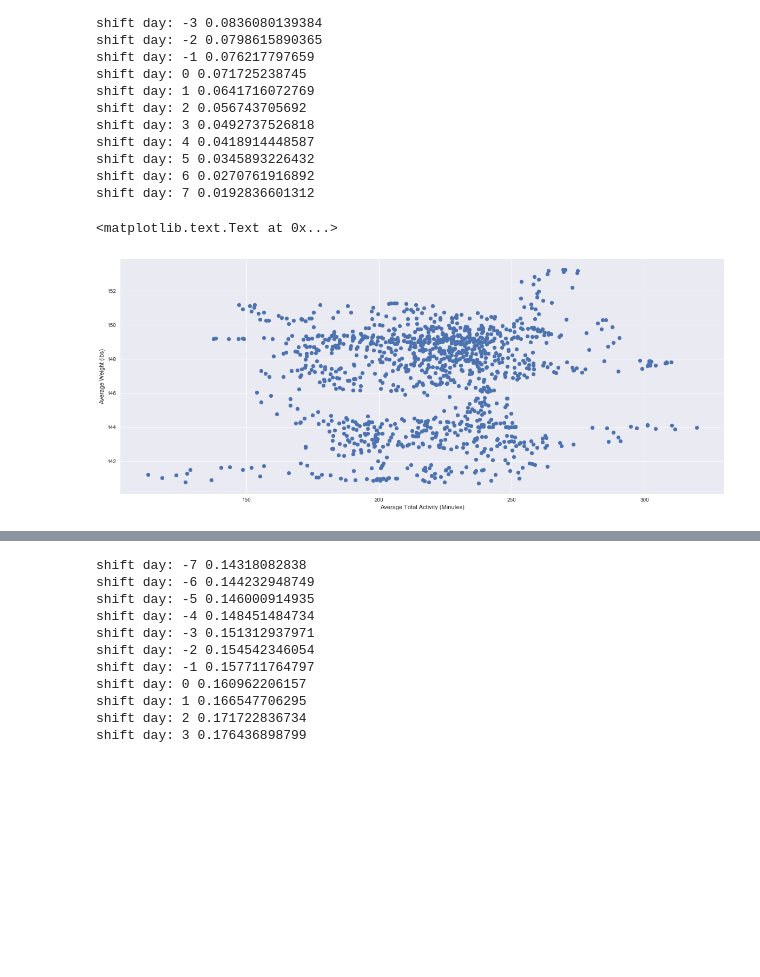
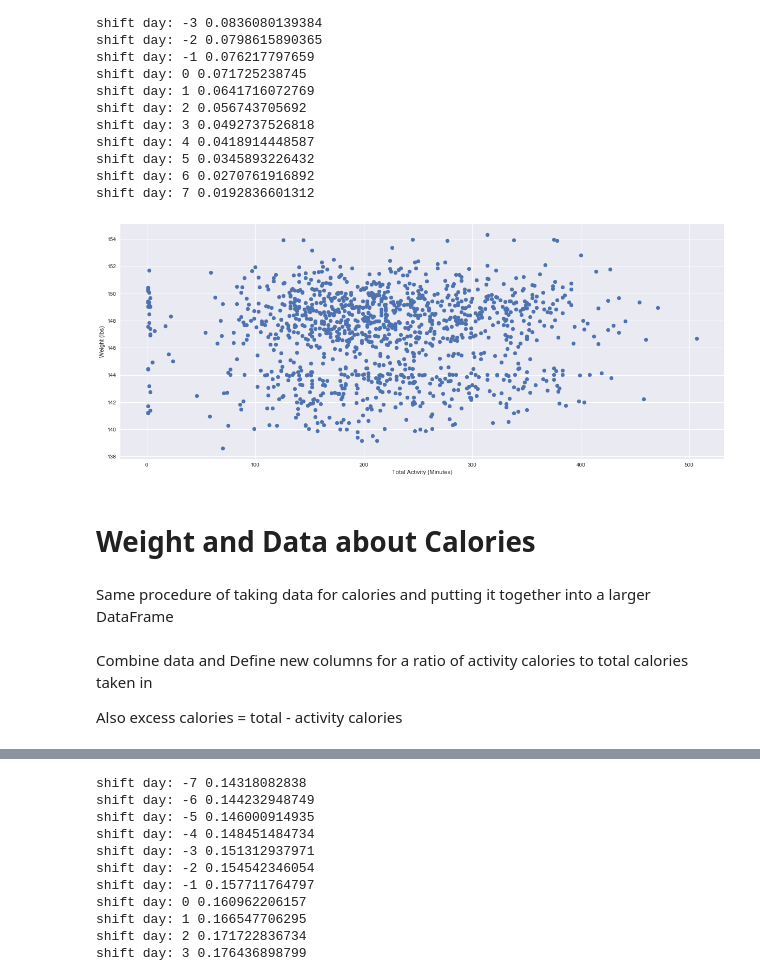
Before and after one commit to cteling/FitBit-Health-Data, a Jupyter notebook: fitbit_health_data_subject_2.ipynb, the cells around one changed output, grey strips where cells are left out. Cells and saved outputs as stored; diff of their text form; code cells hidden in the pictures; blank space fills up the shorter version.

```diff
--- a/fitbit_health_data_subject_2.ipynb
+++ b/fitbit_health_data_subject_2.ipynb
@@ -106,6 +109,9 @@ min_very_active = min_very_active.drop('date',axis=1)
 min_active_total = pd.concat([min_light_active, min_fairly_active, min_very_active], axis=1)
 min_active_total['Total_minutes'] = min_active_total['light_minutes']+min_active_total['fair_minutes']+min_active_total['very_minutes']
 min_active_total['Percent Very Active'] = (min_active_total['very_minutes']/min_active_total['Total_minutes'])
+# %%
+min_active_total['Total_minutes'] = min_active_total['Total_minutes'].astype('int')
+min_active_total['Total_minutes'] = min_active_total['Total_minutes'].replace(0, min_active_total['Total_minutes'].mean())
 # %%
 min_active_total = min_active_total.reset_index(drop=True)
 min_active_total_red = min_active_total.loc[0:1436]
@@ -208,3 +297,5 @@ plt.show()
 # %%
 df_weight_active = pd.concat([df_weight_red_date,min_active_total_date],axis=1)
 df_weight_active = df_weight_active.dropna()
+
+df_weight_active['Total_minutes'] = df_weight_active['Total_minutes'].replace(0, df_weight_active['Total_minutes'].mean())
@@ -254,11 +351,11 @@ shift day: 7 0.0192836601312
 # %%
 #Plot of Avg Weights versus Avg Activity.
 
 
 plt.figure(2,figsize=(20,8))
-plt.scatter(df_weight_active['Rolling Avg Activity'],df_weight_active['Rolling Avg Weight'])
-plt.xlabel('Average Total Activity (Minutes)')
-plt.ylabel('Average Weight (lbs)')
+plt.scatter(df_weight_active['Total_minutes'],df_weight_active['weight'])
+plt.xlabel('Total Activity (Minutes)')
+plt.ylabel('Weight (lbs)')
+plt.savefig('WeightvActivity.png')
 # %% [output]
-<matplotlib.text.Text at 0x...>
-[figure, old version]
+[figure, new version]
@@ -269,3 +362,7 @@ plt.ylabel('Average Weight (lbs)')
+# %% [markdown]
+# Weight and Data about Calories
+# %% [markdown]
+Same procedure of taking data for calories and putting it together into a larger DataFrame
 # %%
 tracker_cal_2014 = pd.DataFrame(fit_data_0['tracker-calories']['2014']['activities-tracker-calories'])
 tracker_cal_2014['dateTime'] = pd.to_datetime(tracker_cal_2014['dateTime'])
@@ -299,3 +399,7 @@ tracker_act_calories['tracker_act_calories'] = tracker_act_calories['tracker_act
 tracker_act_calories = tracker_act_calories.reset_index(drop=True)
 tracker_act_calories = tracker_act_calories.drop('date', axis=1)
+# %% [markdown]
+Combine data and Define new columns for a ratio of activity calories to total calories taken in
+
+Also excess calories = total - activity calories
 # %%
```
Also changed, not shown: parts of 112 cells of this notebook.
